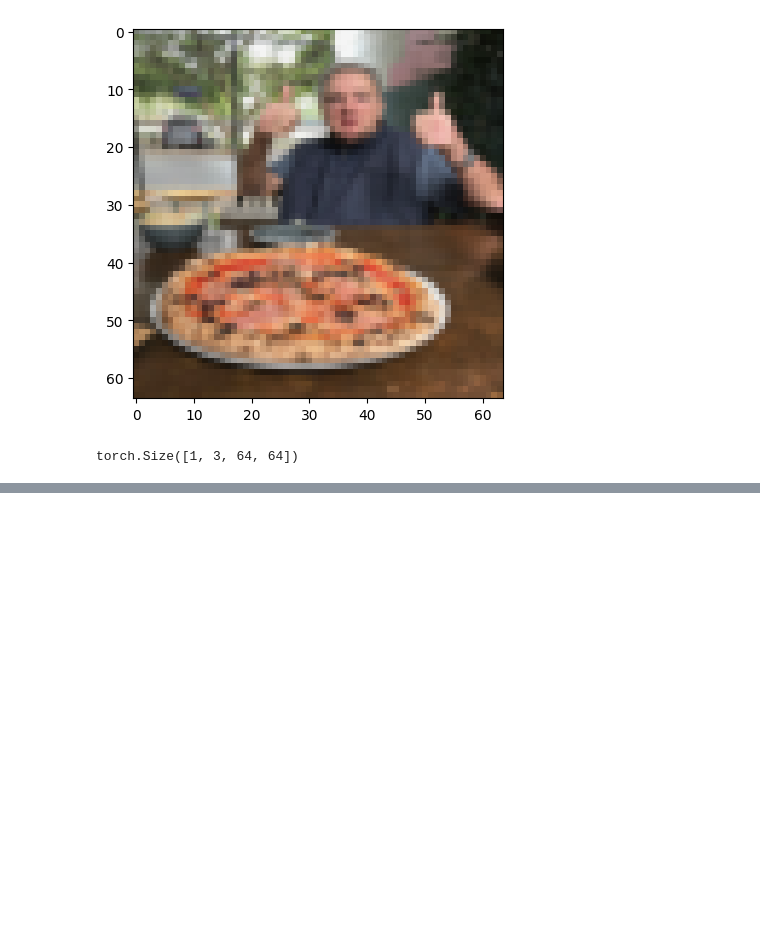
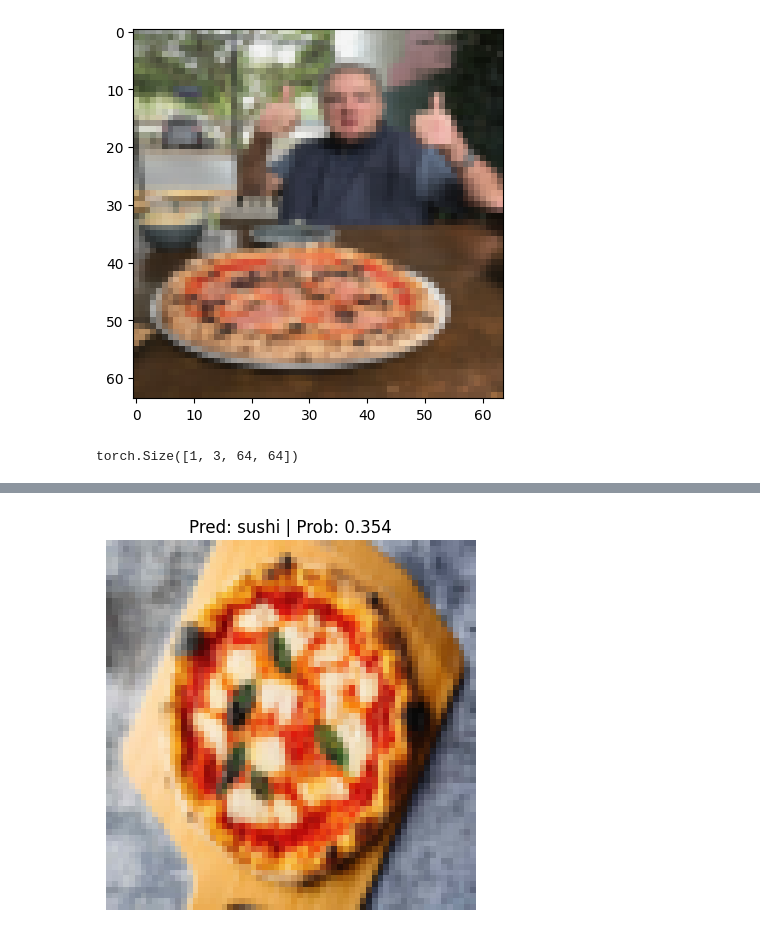
Before and after one commit to Niloy009/learning_pytorch, a Jupyter notebook: 04_pytorch_custom_dataset.ipynb, the cells around one changed output, grey strips where cells are left out. Drawn from its saved outputs; the diff is of its cells as text; code cells hidden in the pictures; blank space fills up the shorter version.

```diff
--- a/04_pytorch_custom_dataset.ipynb
+++ b/04_pytorch_custom_dataset.ipynb
@@ -1151,0 +1204,4 @@ custom_img_pred, custom_img_logits
+# %%
+pred_and_plot_image(model=model_1, image_path=custom_img_path_0, class_names=class_names, transform=custom_img_transform)
+# %% [output]
+[figure, added]
```
Also changed, not shown: parts of 22 cells of this notebook, 2 other files.
